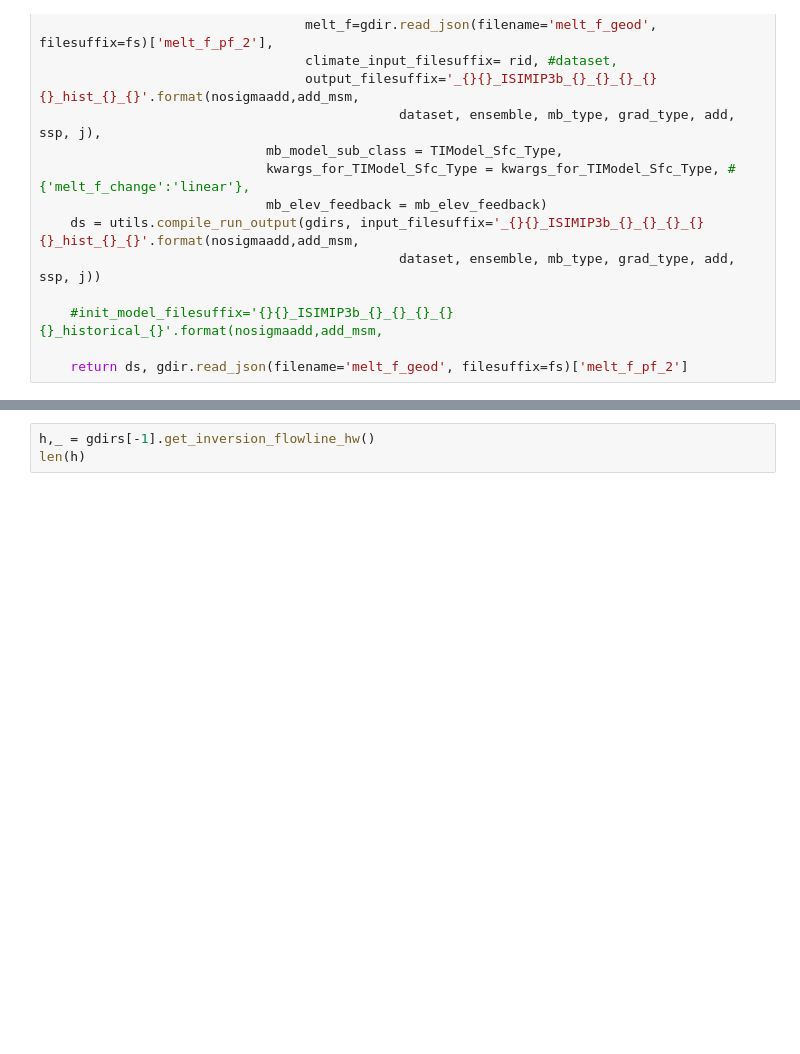
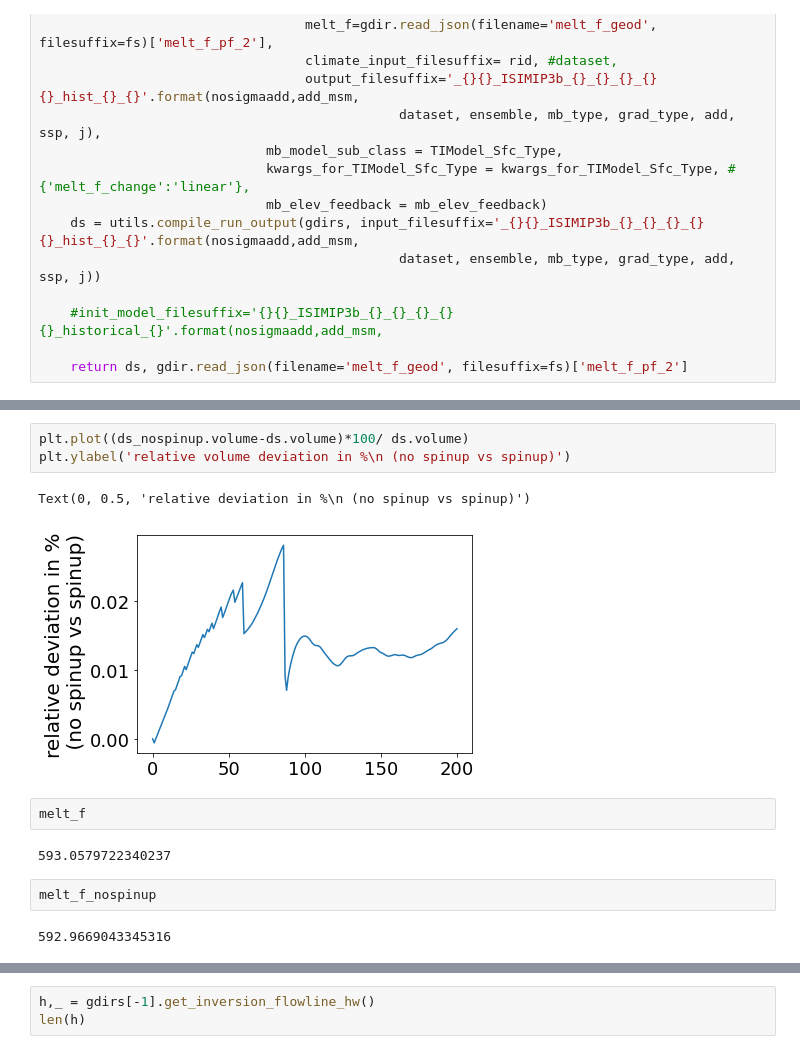
Before and after one commit to OGGM/massbalance-sandbox, a Jupyter notebook: docs/surface_type_distinction/sfc_type_projections.ipynb, the cells around one changed output, grey strips where cells are left out. Saved outputs shown, nothing was run; the diff lists cells and outputs as text; blank space fills up the shorter version.

```diff
--- a/docs/surface_type_distinction/sfc_type_projections.ipynb
+++ b/docs/surface_type_distinction/sfc_type_projections.ipynb
@@ -254,2 +666,16 @@ def calib_inv_run(kwargs_for_TIModel_Sfc_Type = {'melt_f_change':'linear', 'tau_
+# %%
+plt.plot((ds_nospinup.volume-ds.volume)*100/ ds.volume)
+plt.ylabel('relative volume deviation in %\n (no spinup vs spinup)')
+# %% [output]
+Text(0, 0.5, 'relative deviation in %\n (no spinup vs spinup)')
+[figure, added]
+# %%
+melt_f
+# %% [output]
+593.0579722340237
+# %%
+melt_f_nospinup
+# %% [output]
+592.9669043345316
 # %%
 # %% [output]
```
Also changed, not shown: parts of 30 cells of this notebook, 23 other files.
